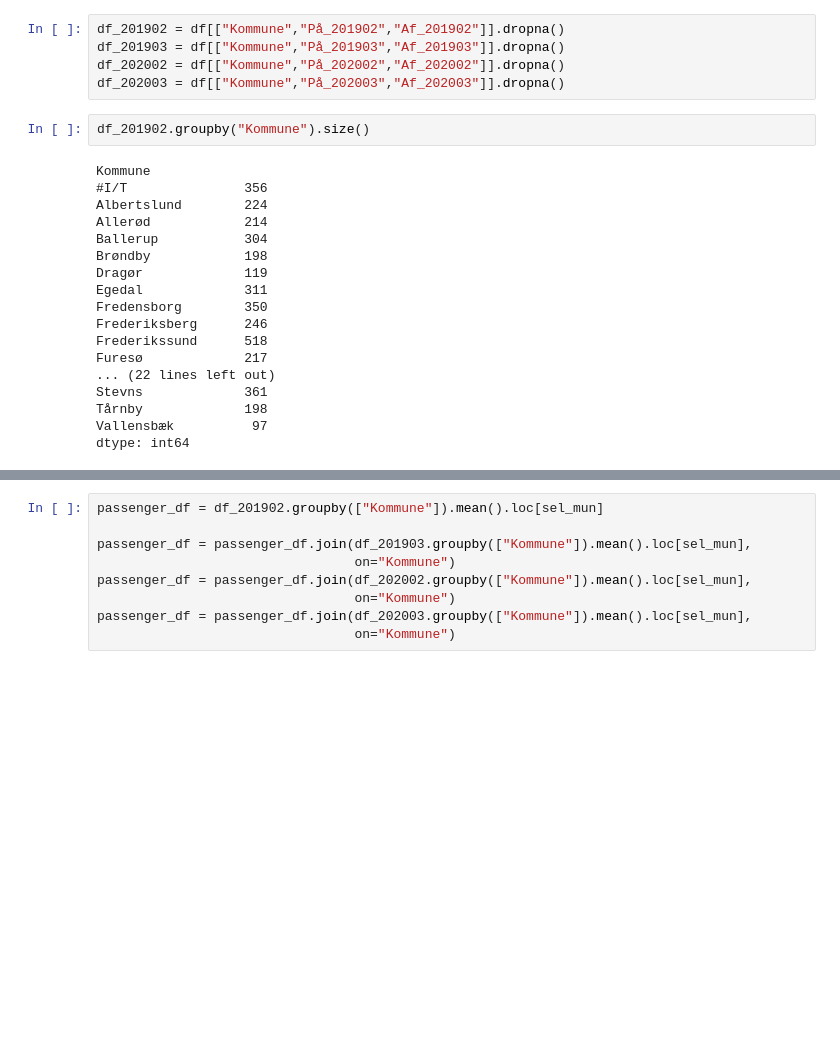
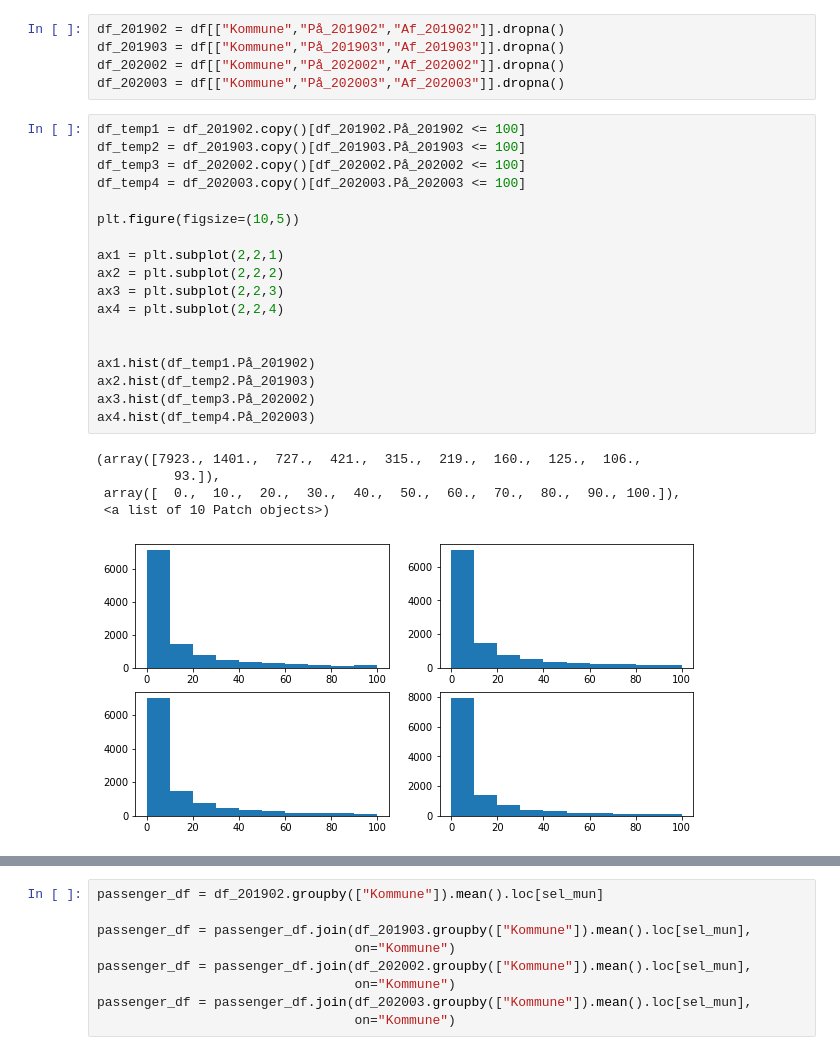
Before and after one commit to TueLindhart/Transport_vs_covid19, a Jupyter notebook: Code/n_passengers_bar_plotting.ipynb, the cells around one changed output, grey strips where cells are left out. Drawn from its saved outputs; the diff is of its cells as text; blank space fills up the shorter version.

```diff
--- a/Code/n_passengers_bar_plotting.ipynb
+++ b/Code/n_passengers_bar_plotting.ipynb
@@ -38,23 +72,27 @@ df_201902 = df[["Kommune","På_201902","Af_201902"]].dropna()
 df_201903 = df[["Kommune","På_201903","Af_201903"]].dropna()
 df_202002 = df[["Kommune","På_202002","Af_202002"]].dropna()
 df_202003 = df[["Kommune","På_202003","Af_202003"]].dropna()
-# %%
-df_201902.groupby("Kommune").size()
-# %% [output]
-Kommune
-#I/T               356
-Albertslund        224
-Allerød            214
-Ballerup           304
-Brøndby            198
-Dragør             119
-Egedal             311
-Fredensborg        350
-Frederiksberg      246
-Frederikssund      518
-Furesø             217
-... (22 lines left out)
-Stevns             361
-Tårnby             198
-Vallensbæk          97
-dtype: int64
+# %%
+df_temp1 = df_201902.copy()[df_201902.På_201902 <= 100]
+df_temp2 = df_201903.copy()[df_201903.På_201903 <= 100]
+df_temp3 = df_202002.copy()[df_202002.På_202002 <= 100]
+df_temp4 = df_202003.copy()[df_202003.På_202003 <= 100]
+
+plt.figure(figsize=(10,5))
+
+ax1 = plt.subplot(2,2,1)
+ax2 = plt.subplot(2,2,2)
+ax3 = plt.subplot(2,2,3)
+ax4 = plt.subplot(2,2,4)
+
+
+ax1.hist(df_temp1.På_201902)
+ax2.hist(df_temp2.På_201903)
+ax3.hist(df_temp3.På_202002)
+ax4.hist(df_temp4.På_202003)
+# %% [output]
+(array([7923., 1401.,  727.,  421.,  315.,  219.,  160.,  125.,  106.,
+          93.]),
+ array([  0.,  10.,  20.,  30.,  40.,  50.,  60.,  70.,  80.,  90., 100.]),
+ <a list of 10 Patch objects>)
+[figure, added]
```
Also changed, not shown: parts of 16 cells of this notebook, 35 other files.
